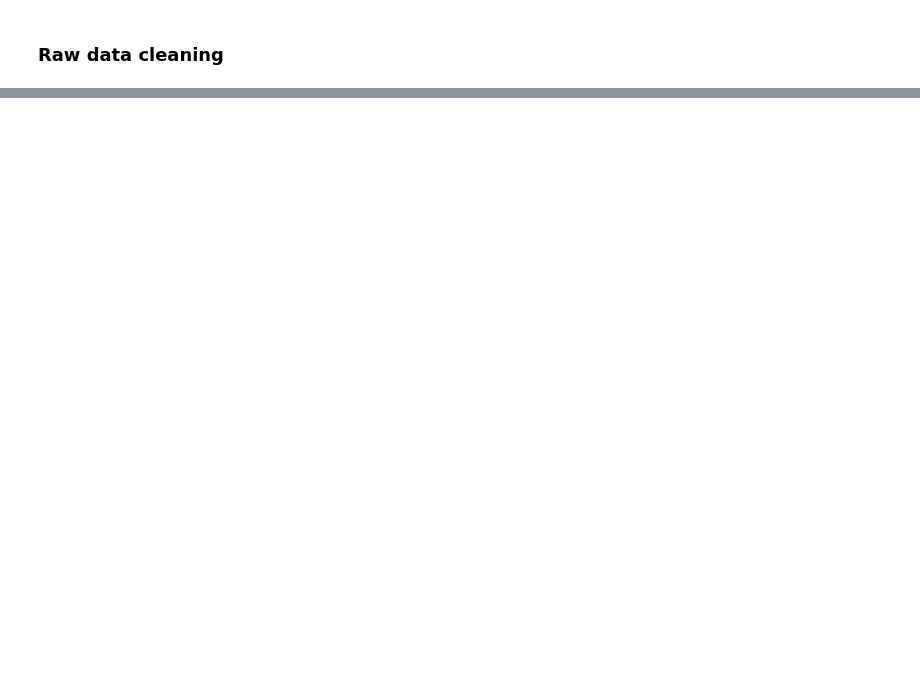
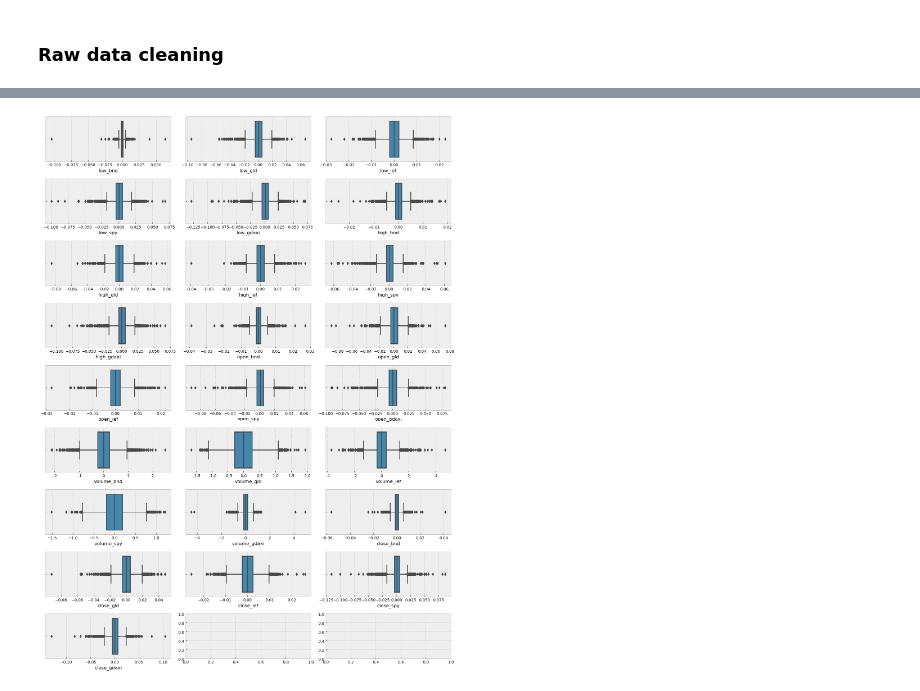
Before and after one commit to RobUngvari/dax-24-strat, a Jupyter notebook: proof_of_concept/[01] Data Cleaning, Feature Engineering, Target Creation.ipynb, the cells around one changed output, grey strips where cells are left out. Saved outputs shown, nothing was run; the diff lists cells and outputs as text; code cells hidden in the pictures; blank space fills up the shorter version.

```diff
--- a/proof_of_concept/[01] Data Cleaning, Feature Engineering, Target Creation.ipynb
+++ b/proof_of_concept/[01] Data Cleaning, Feature Engineering, Target Creation.ipynb
@@ -18,3 +31,7 @@ sys.path.append('..')
+# %%
+pd.options.display.float_format = '{:.2f}'.format
+plt.style.use('bmh')
+warnings.filterwarnings("ignore")
 # %%
 import src.dax_utils as utils
 # %%
@@ -50,2 +68,3 @@ df = api_data_transformer.transform(df)
 # %%
--0.002722 +  0.000409
+target_builder = utils.BinaryTarget(forward_looking_return=10)
+df = target_builder.transform(df)
@@ -83,0 +71,12 @@ Freq: B, Name: close_gdaxi, Length: 3759, dtype: float64
+# %%
+float_cols = df.dtypes[df.dtypes == 'float64'].index
+# %%
+fig, axes = plt.subplots(nrows=math.ceil(float_cols.shape[0] / 3), ncols=3, figsize=(15, 20))
+axes = axes.ravel()
+
+for i, col in enumerate(float_cols):
+    sns.boxplot(x=df[col], ax=axes[i])
+
+plt.tight_layout();
+# %% [output]
+[figure, added]
```
Also changed, not shown: parts of 43 cells of this notebook, 1 other file.
